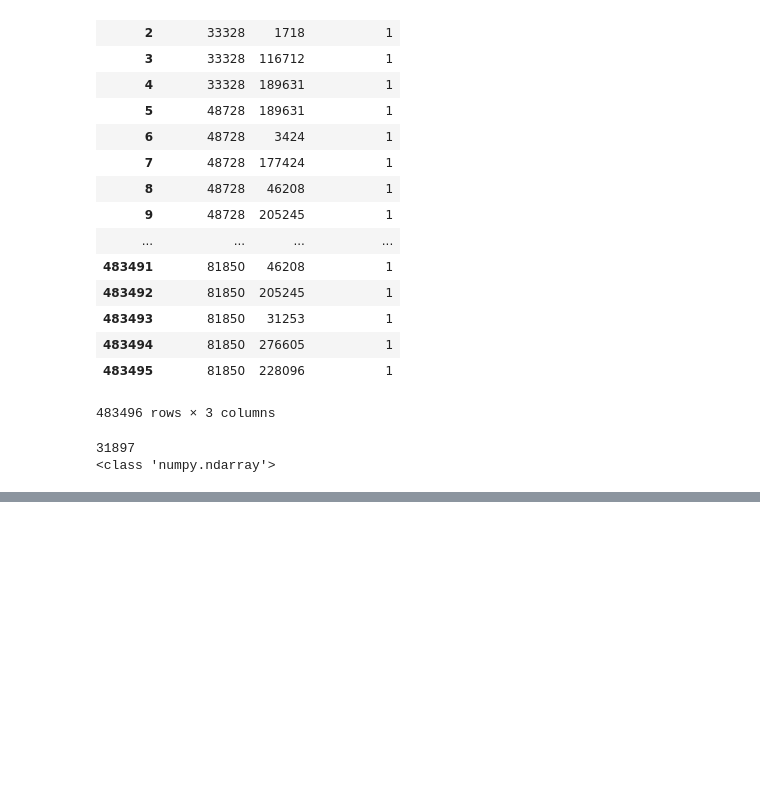
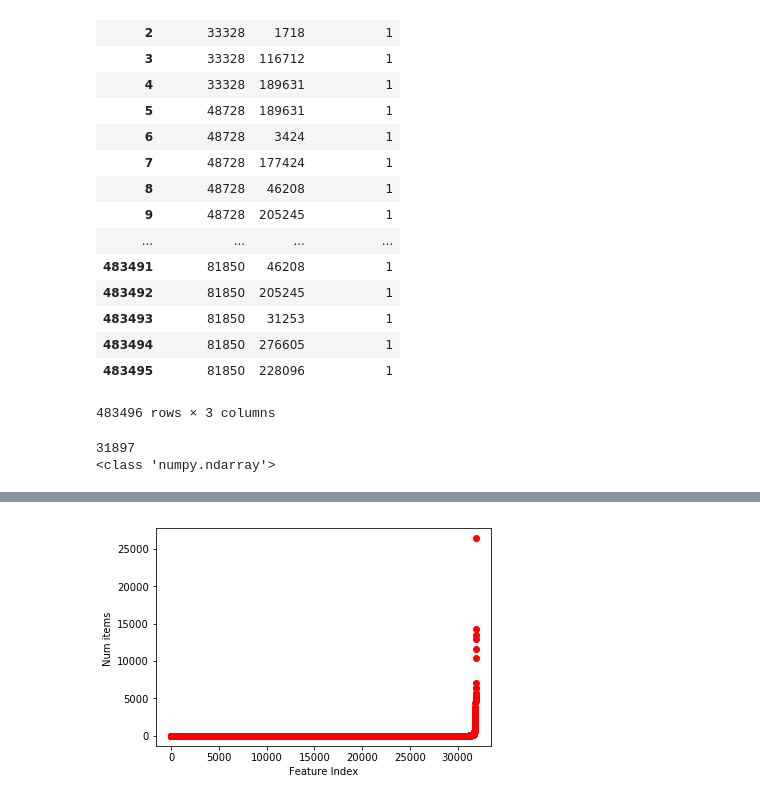
Before and after one commit to moritzmeister/RecSysChallenge, a Jupyter notebook: notebooks/PracticeSession/Practice3_work.ipynb, the cells around one changed output, grey strips where cells are left out. Cells and saved outputs as stored; diff of their text form; code cells hidden in the pictures; blank space fills up the shorter version.

```diff
--- a/notebooks/PracticeSession/Practice3_work.ipynb
+++ b/notebooks/PracticeSession/Practice3_work.ipynb
@@ -246,0 +272,7 @@ ICM
+# %%
+pyplot.plot(items_per_feature, 'ro')
+pyplot.ylabel('Num items ')
+pyplot.xlabel('Feature Index')
+pyplot.show()
+# %% [output]
+[figure, added]
```
Also changed, not shown: parts of 22 cells of this notebook, 1 other file.
